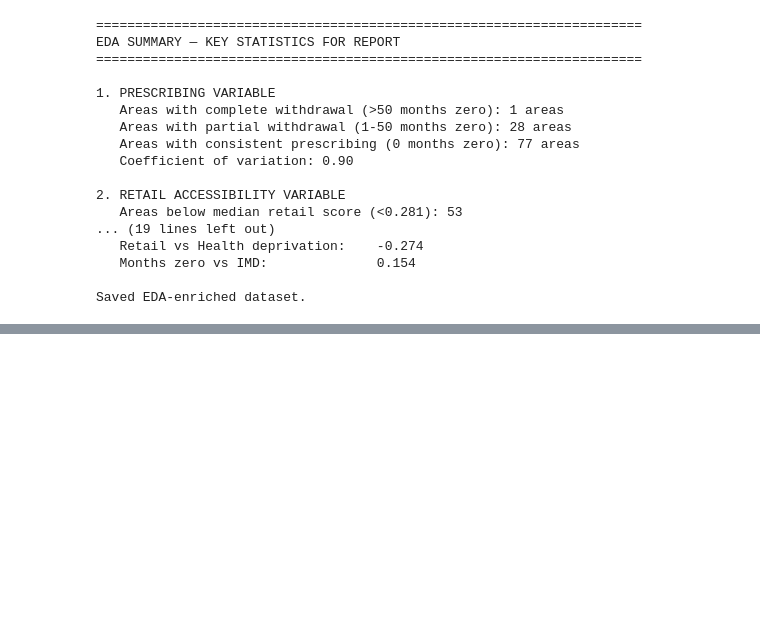
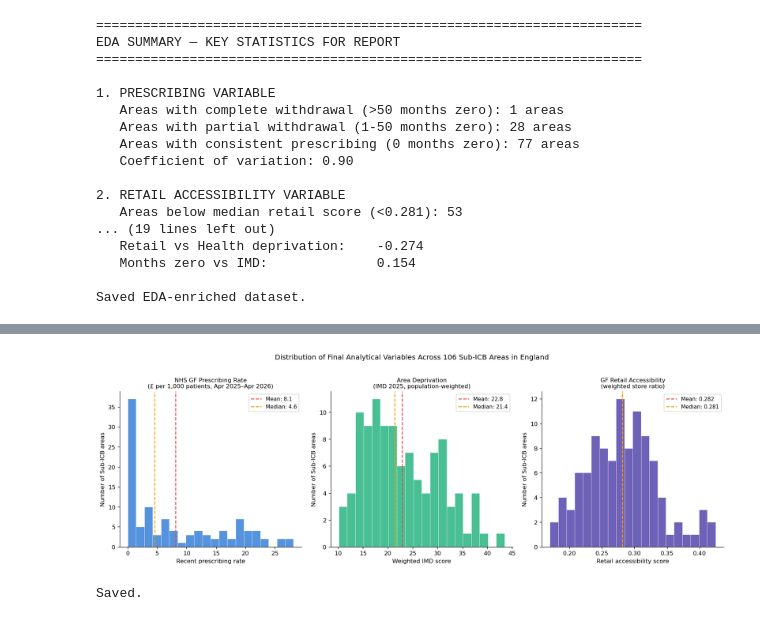
Before and after one commit to namraasghar/gluten-free-spatial-inequality, a Jupyter notebook: notebooks/02_EDA.ipynb, the cells around one changed output, grey strips where cells are left out. Drawn from its saved outputs; the diff is of its cells as text; code cells hidden in the pictures; blank space fills up the shorter version.

```diff
--- a/notebooks/02_EDA.ipynb
+++ b/notebooks/02_EDA.ipynb
@@ -470,0 +661,57 @@ Saved EDA-enriched dataset.
+# %%
+df_final = pd.read_csv(r'C:\Users\namra\gluten-free-spatial-inequality\data\processed\analytical_dataset_final.csv')
+
+fig, axes = plt.subplots(1, 3, figsize=(15, 5))
+
+# 1. Recent prescribing distribution
+axes[0].hist(df_final['prescribing_rate_recent'], bins=20, color='#2a78d6',
+             alpha=0.8, edgecolor='white', linewidth=0.5)
+axes[0].axvline(df_final['prescribing_rate_recent'].mean(), color='#e34948',
+                linewidth=1.5, linestyle='--',
+                label=f"Mean: {df_final['prescribing_rate_recent'].mean():.1f}")
+axes[0].axvline(df_final['prescribing_rate_recent'].median(), color='#eda100',
+                linewidth=1.5, linestyle='--',
+                label=f"Median: {df_final['prescribing_rate_recent'].median():.1f}")
+axes[0].set_title('NHS GF Prescribing Rate\n(£ per 1,000 patients, Apr 2025–Apr 2026)', fontsize=10)
+axes[0].set_xlabel('Recent prescribing rate')
+axes[0].set_ylabel('Number of Sub-ICB areas')
+axes[0].legend(fontsize=9)
+
+# 2. IMD weighted distribution
+axes[1].hist(df_final['imd_score_weighted'], bins=20, color='#1baf7a',
+             alpha=0.8, edgecolor='white', linewidth=0.5)
+axes[1].axvline(df_final['imd_score_weighted'].mean(), color='#e34948',
+                linewidth=1.5, linestyle='--',
+                label=f"Mean: {df_final['imd_score_weighted'].mean():.1f}")
+axes[1].axvline(df_final['imd_score_weighted'].median(), color='#eda100',
+                linewidth=1.5, linestyle='--',
+                label=f"Median: {df_final['imd_score_weighted'].median():.1f}")
+axes[1].set_title('Area Deprivation\n(IMD 2025, population-weighted)', fontsize=10)
+axes[1].set_xlabel('Weighted IMD score')
+axes[1].set_ylabel('Number of Sub-ICB areas')
+axes[1].legend(fontsize=9)
+
+# 3. Retail accessibility unchanged
+axes[2].hist(df_final['retail_accessibility_score'], bins=20, color='#4a3aa7',
+             alpha=0.8, edgecolor='white', linewidth=0.5)
+axes[2].axvline(df_final['retail_accessibility_score'].mean(), color='#e34948',
+                linewidth=1.5, linestyle='--',
+                label=f"Mean: {df_final['retail_accessibility_score'].mean():.3f}")
+axes[2].axvline(df_final['retail_accessibility_score'].median(), color='#eda100',
+                linewidth=1.5, linestyle='--',
+                label=f"Median: {df_final['retail_accessibility_score'].median():.3f}")
+axes[2].set_title('GF Retail Accessibility\n(weighted store ratio)', fontsize=10)
+axes[2].set_xlabel('Retail accessibility score')
+axes[2].set_ylabel('Number of Sub-ICB areas')
+axes[2].legend(fontsize=9)
+
+plt.suptitle('Distribution of Final Analytical Variables Across 106 Sub-ICB Areas in England',
+             fontsize=12, fontweight='500', y=1.02)
+plt.tight_layout()
+plt.savefig(r'C:\Users\namra\gluten-free-spatial-inequality\outputs\figures\07_distributions_final.png',
+            bbox_inches='tight', dpi=150)
+plt.show()
+print("Saved.")
+# %% [output]
+[figure, added]
+Saved.
```
Also changed, not shown: parts of 5 cells of this notebook, 4 other files.
